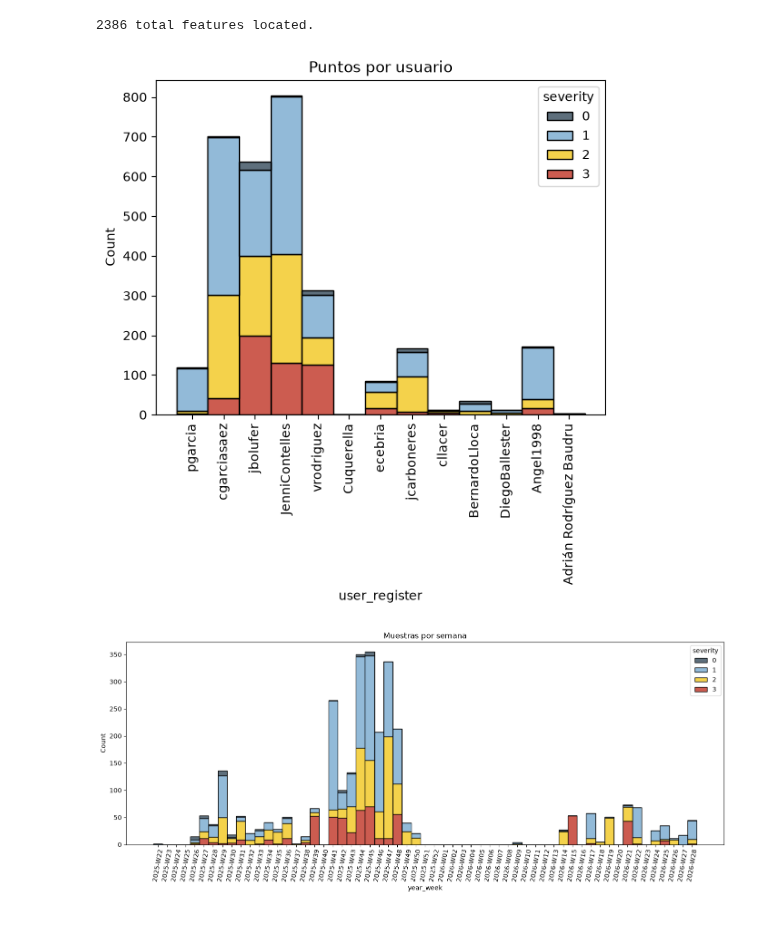
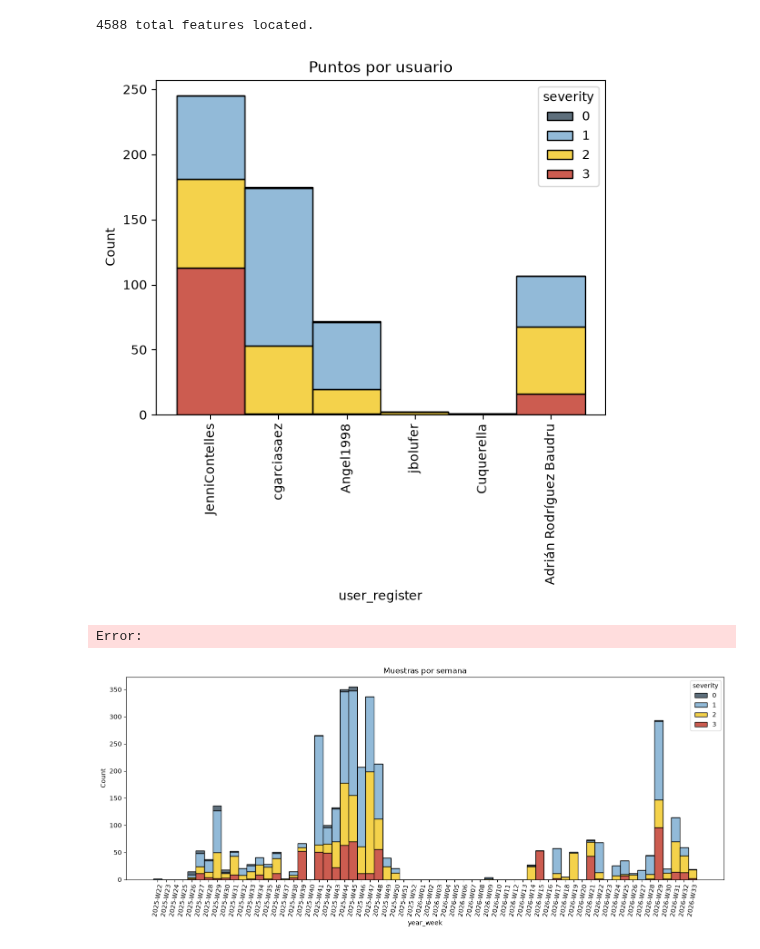
Before and after one commit to weitecit/SIGCore, a Jupyter notebook: src/notebooks/samplers_kpi.ipynb, the cells around one changed output. Cells and saved outputs as stored; diff of their text form; code cells hidden in the pictures.

Commit message:
test obsolescence and samplers info improvement

```diff
--- a/src/notebooks/samplers_kpi.ipynb
+++ b/src/notebooks/samplers_kpi.ipynb
@@ -13,6 +15,7 @@ import seaborn as sns
 import matplotlib.pyplot as plt
 import pandas as pd
 
+projects_folder = Path(r"C:\Users\Daniel\QField\cloud")
 project_names = ['Weitec__Muestreo_SMT'] #'Weitec__Muestreo_SMT', 'Weitec__Muestreo_Compartido', 'Weitec__Muestreo_Intercoop'
 out_folder = Path(r"C:\Users\Daniel\Downloads")
 palette = {
@@ -21,22 +24,24 @@ palette = {
     2: '#f1c40f',
     3: "#bb2616"}
 
-gdf = si.generate_base_gdf(project_names,mongo_samplers=['6a2fe52531fdda452ace64b7'], target_crs=32630)
+project_paths = [projects_folder / pn for pn in project_names]
+gdf = si.generate_base_gdf(project_paths, mongo_samplers=['6a2fe52531fdda452ace64b7'], target_crs=32630)
 join_gdf = si.join_parcel_gdf(gdf)
 
 
 print(len(gdf), 'total features located.')
 # %% [output]
-2386 total features located.
+4588 total features located.
 # %%
-ax = sns.histplot(x='user_register', hue='severity', data=gdf, multiple='stack', palette=palette, weights='n_samples')
+ax = sns.histplot(x='user_register', hue='severity', data=join_gdf, multiple='stack', palette=palette, weights='n_samples')
 plt.xticks(rotation=90)
 plt.title('Puntos por usuario')
 plt.savefig(out_folder/'user.png', bbox_inches='tight')
 # %% [output]
-[figure, old version]
+[figure, new version]
+Error:
 # %%
-week_gdf = gdf.copy()
+week_gdf = join_gdf.copy()
 week_gdf['week'] = week_gdf['datetime'].dt.isocalendar().week
 week_gdf['year'] = week_gdf['datetime'].dt.isocalendar().year
 
@@ -80,7 +85,7 @@ plt.title("Muestras por semana")
 plt.tight_layout()
 plt.savefig(out_folder/'date.png')
 # %% [output]
-[figure, old version]
+[figure, new version]
 # %%
 ax = sns.histplot(x='parcel', hue='severity', weights='n_samples', data=join_gdf, multiple='stack', palette=palette)
 plt.xticks(rotation=90)
```
Also changed, not shown: parts of 9 cells of this notebook, 3 other files.
